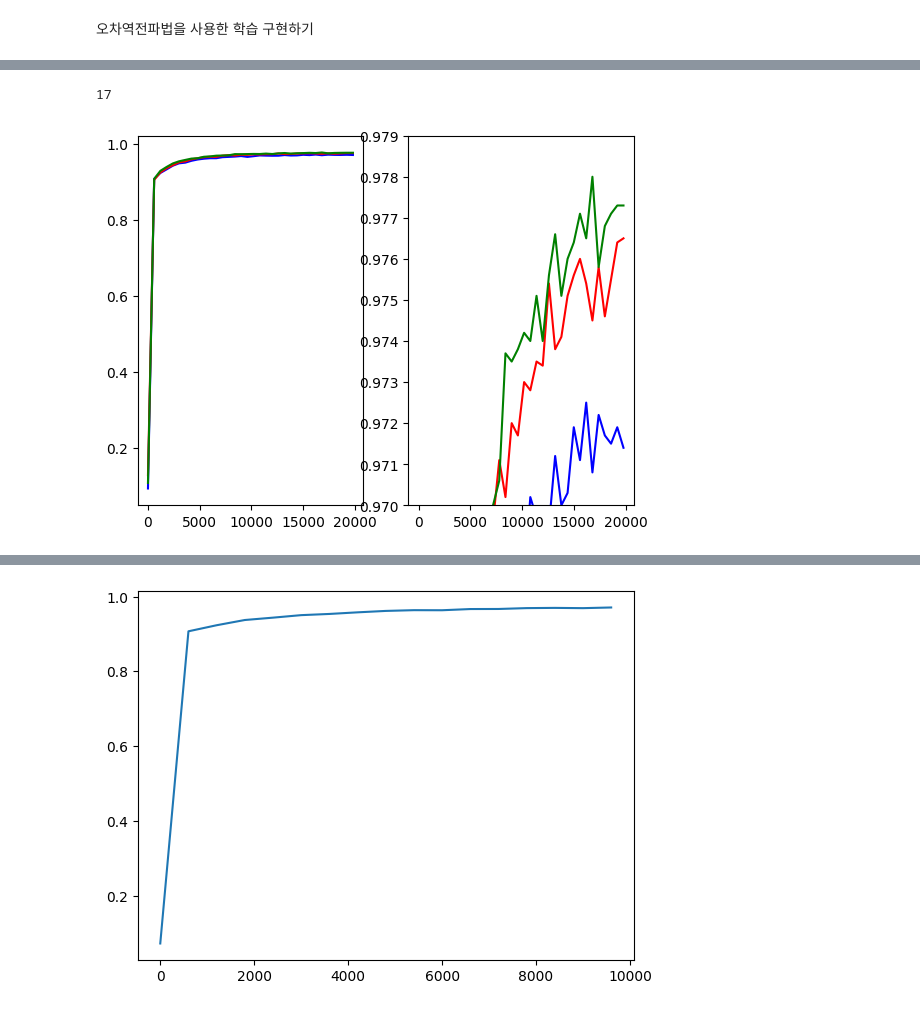
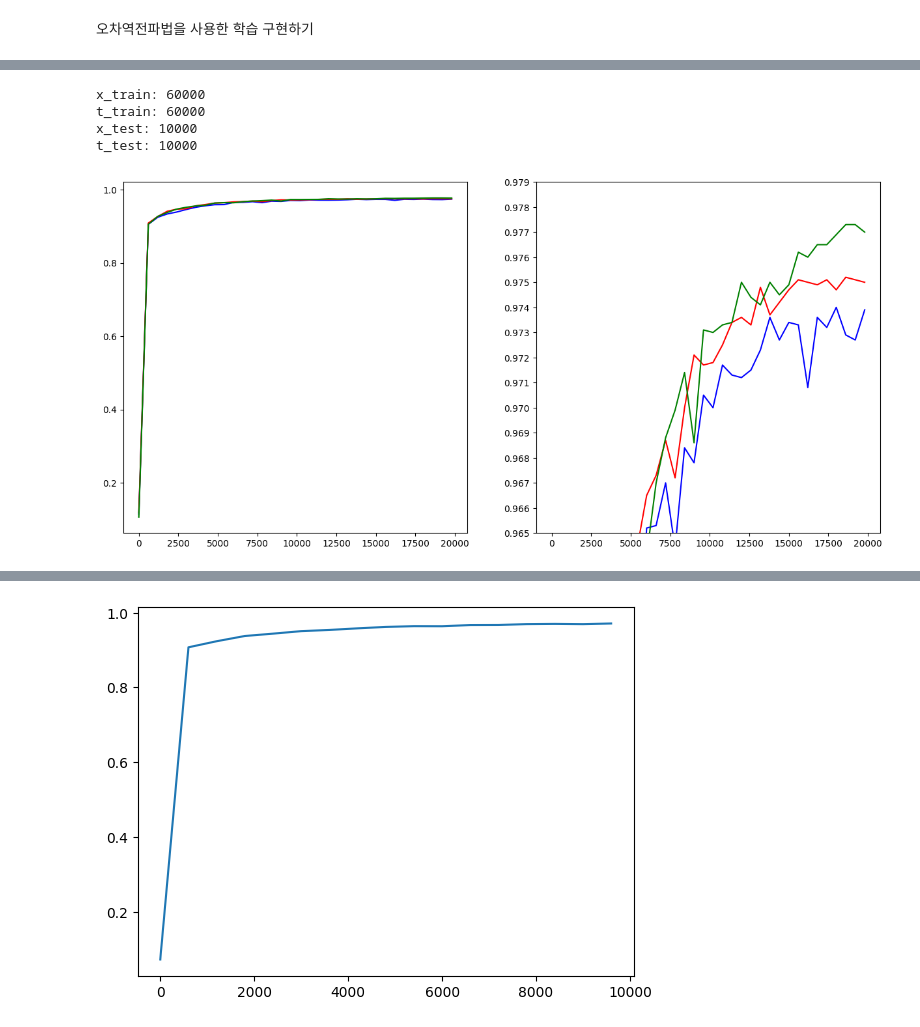
Before and after one commit to Chanmuzi/Deep-Learning-from-Scratch, a Jupyter notebook: 1권/ch05.ipynb, the cells around one changed output, grey strips where cells are left out. Cells and saved outputs as stored; diff of their text form; code cells hidden in the pictures.

Commit message:
ch05: resize backprop graph

```diff
--- a/1권/ch05.ipynb
+++ b/1권/ch05.ipynb
@@ -531,27 +531,36 @@ for i in tqdm(range(iter_nums)):
 19800th iter - train accuracy: 0.994%, test_accuracy: 0.977%
-# %%
-len(test_acc_list_100)
-# %% [output]
-17
+# %%
+print(f"x_train: {len(x_train)}")
+print(f"t_train: {len(t_train)}")
+print(f"x_test: {len(x_test)}")
+print(f"t_test: {len(t_test)}")
+# %% [output]
+x_train: 60000
+t_train: 60000
+x_test: 10000
+t_test: 10000
 # %%
 import matplotlib.pyplot as plt
 
+
 fig, (ax1, ax2) = plt.subplots(1,2)
+fig.set_figheight(7)
+fig.set_figwidth(15)
 
 ax1.plot(np.arange(0, 20000, 600), test_acc_list, color='blue')
 ax1.plot(np.arange(0, 20000, 600), test_acc_list_70, color='red')
 ax1.plot(np.arange(0, 20000, 600), test_acc_list_100, color='green')
 
 ax2.plot(np.arange(0, 20000, 600), test_acc_list, color='blue')
 ax2.plot(np.arange(0, 20000, 600), test_acc_list_70, color='red')
 ax2.plot(np.arange(0, 20000, 600), test_acc_list_100, color='green')
-ax2.set_ylim(0.97, 0.979, 0.001)
-ax2.set_yticks(np.arange(0.97, 0.979, 0.001))
+ax2.set_ylim(0.965, 0.979, 0.001)
+ax2.set_yticks(np.arange(0.965, 0.979, 0.001))
 
 
 plt.show()
 # %% [output]
-[figure, old version]
+[figure, new version]
 # %%
 from dataset.mnist import load_mnist
 from tqdm.auto import tqdm
```
Also changed, not shown: parts of 5 cells of this notebook.
